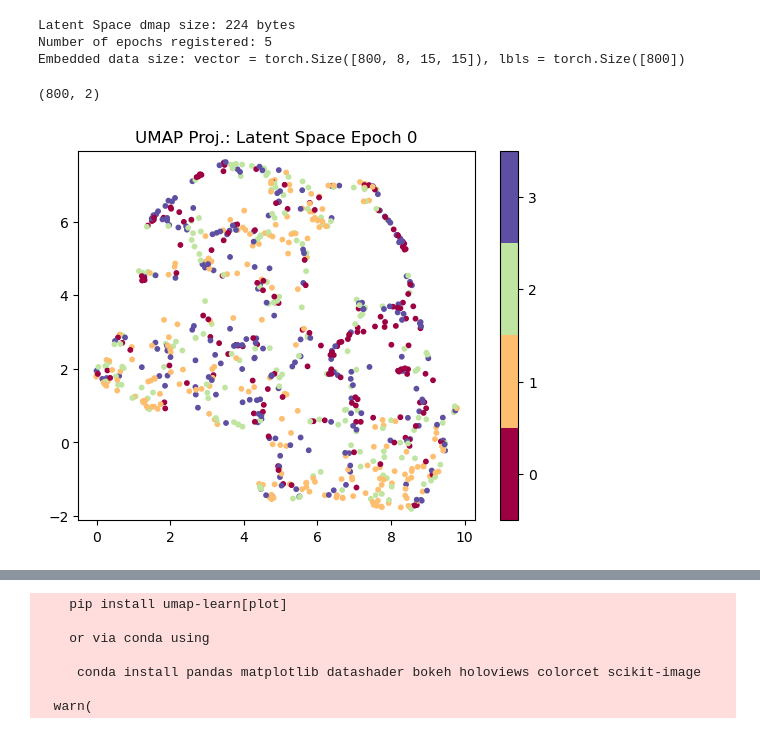
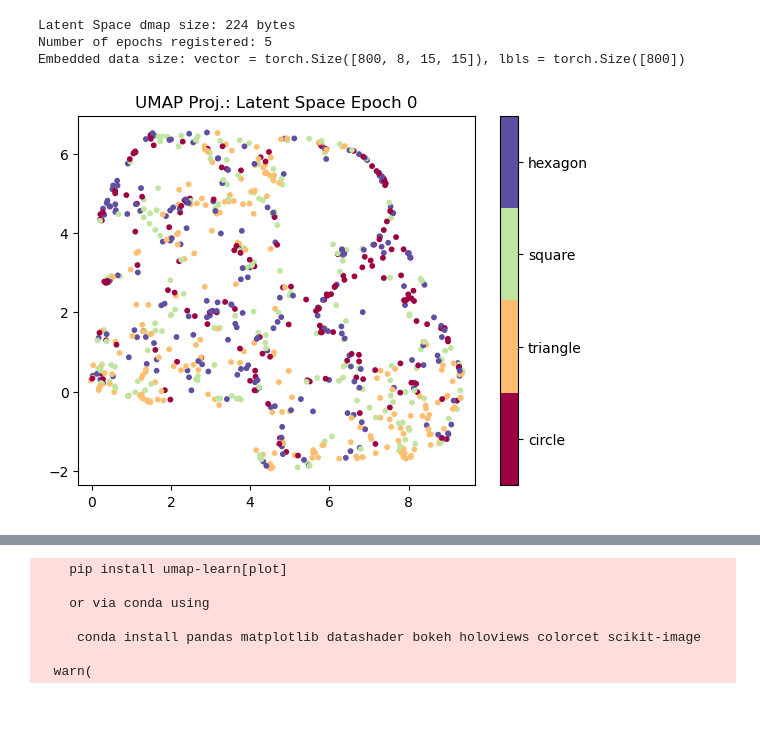
Before and after one commit to EdoardoGiancarli/LearningCodedMasks, a Jupyter notebook: SparkLab/demo_umap_latentSpaceVisualisation.ipynb, the cells around one changed output, grey strips where cells are left out. Saved outputs shown, nothing was run; the diff lists cells and outputs as text; code cells hidden in the pictures.

```diff
--- a/SparkLab/demo_umap_latentSpaceVisualisation.ipynb
+++ b/SparkLab/demo_umap_latentSpaceVisualisation.ipynb
@@ -82,24 +130,13 @@ reducer = umap.UMAP(
 )
-# %%
-# the data on which the fit is performed should be processed a bit:
-#   - remove NaNs (usually)
-#   - avoid different data scales (convert features into z-scores --# of std from mean-- for comparability)
-
-embedding = reducer.fit_transform(epoch_latent_vector)
-embedding.shape
-# %% [output]
-(800, 2)
-# %%
-import matplotlib.pyplot as plt
-
-
-plt.scatter(embedding[:, 0], embedding[:, 1], c=epoch_lbls, cmap='Spectral', s=10)
-plt.gca().set_aspect('equal', 'datalim')
-plt.colorbar(boundaries=np.arange(5)-0.5).set_ticks(np.arange(4))
-plt.title(f'UMAP Proj.: Latent Space Epoch {EPOCH}', fontsize=12)
-plt.show()
-# %% [output]
-[figure, removed]
+# %%
+plot_latent_space(
+    embedding=embedding,
+    title=f'UMAP Proj.: Latent Space Epoch {EPOCH}',
+    labels=epoch_lbls,
+    labels_map=CLASS_NAMES,
+)
+# %% [output]
+[figure, added]
 # %%
 EPOCH: int = 4
 
```
Also changed, not shown: parts of 5 cells of this notebook.
